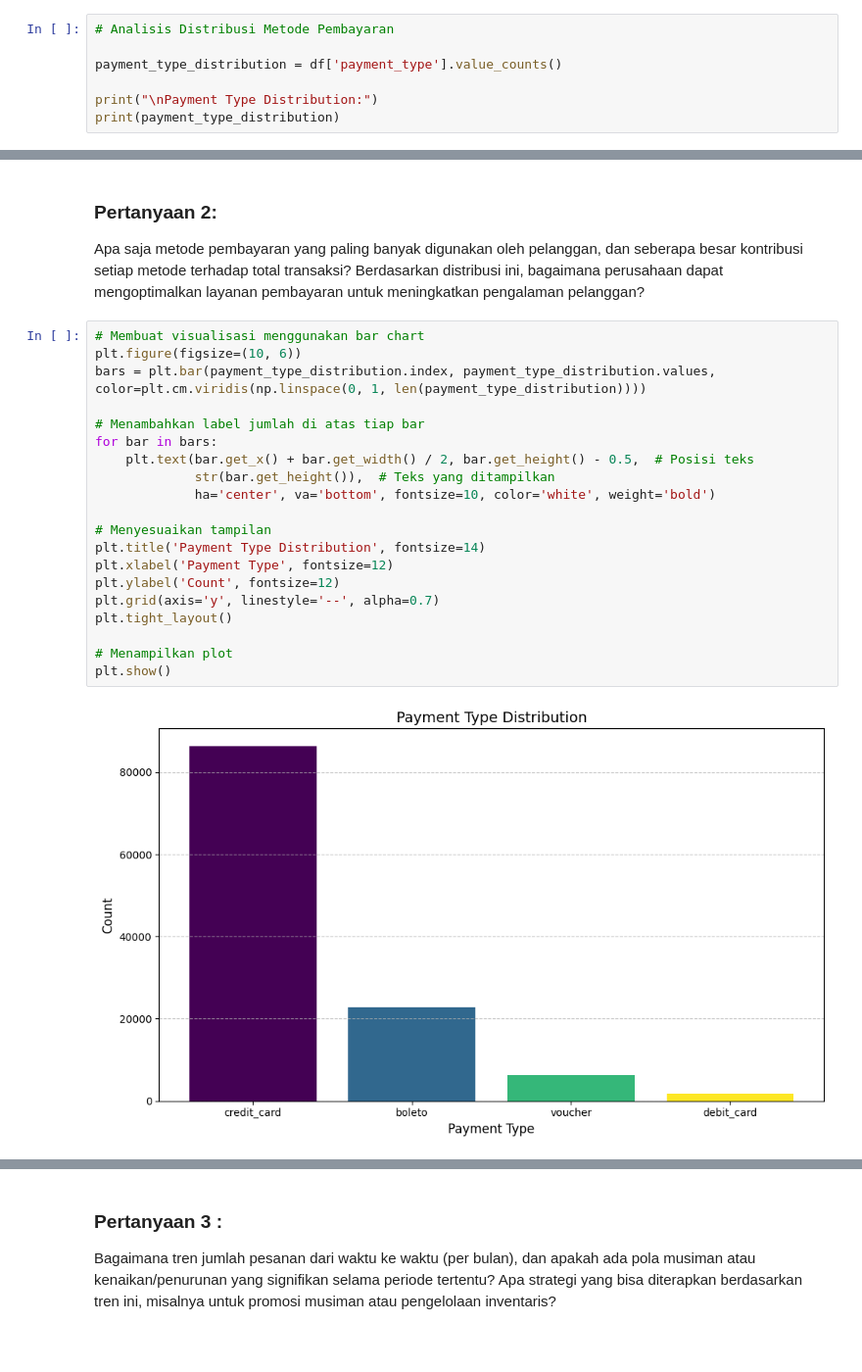
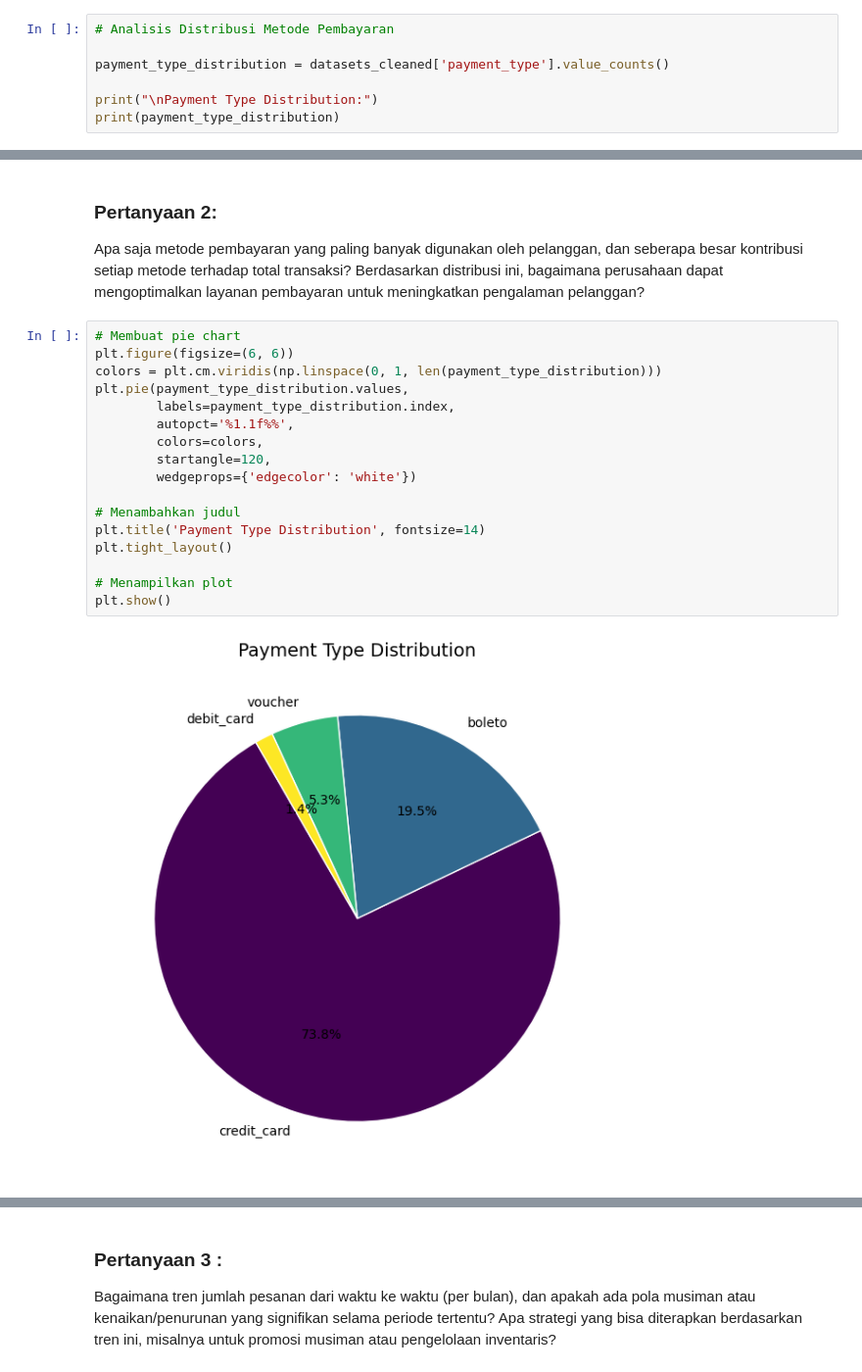
Before and after one commit to fiyandamamuri/e-commerce_public_datasets_analysis, a Jupyter notebook: notebook.ipynb, the cells around one changed output, grey strips where cells are left out. Shown at 98% size. Saved outputs shown, nothing was run; the diff lists cells and outputs as text; blank space fills up the shorter version.

```diff
--- a/notebook.ipynb
+++ b/notebook.ipynb
@@ -691,7 +680,7 @@ top_cities
 # %%
 # Analisis Distribusi Metode Pembayaran
 
-payment_type_distribution = df['payment_type'].value_counts()
+payment_type_distribution = datasets_cleaned['payment_type'].value_counts()
 
 print("\nPayment Type Distribution:")
 print(payment_type_distribution)
@@ -797,25 +787,22 @@ Passing `palette` without assigning `hue` is deprecated and will be removed in v
 # %% [markdown]
 ### Pertanyaan 2:
 Apa saja metode pembayaran yang paling banyak digunakan oleh pelanggan, dan seberapa besar kontribusi setiap metode terhadap total transaksi? Berdasarkan distribusi ini, bagaimana perusahaan dapat mengoptimalkan layanan pembayaran untuk meningkatkan pengalaman pelanggan?
-# %%
-# Membuat visualisasi menggunakan bar chart
-plt.figure(figsize=(10, 6))
-bars = plt.bar(payment_type_distribution.index, payment_type_distribution.values, color=plt.cm.viridis(np.linspace(0, 1, len(payment_type_distribution))))
-
-# Menambahkan label jumlah di atas tiap bar
-for bar in bars:
-    plt.text(bar.get_x() + bar.get_width() / 2, bar.get_height() - 0.5,  # Posisi teks
-             str(bar.get_height()),  # Teks yang ditampilkan
-             ha='center', va='bottom', fontsize=10, color='white', weight='bold')
-
-# Menyesuaikan tampilan
-plt.title('Payment Type Distribution', fontsize=14)
-plt.xlabel('Payment Type', fontsize=12)
-plt.ylabel('Count', fontsize=12)
-plt.grid(axis='y', linestyle='--', alpha=0.7)
-plt.tight_layout()
-
-# Menampilkan plot
-plt.show()
-# %% [output]
-[figure, removed]
+# %%
+# Membuat pie chart
+plt.figure(figsize=(6, 6))
+colors = plt.cm.viridis(np.linspace(0, 1, len(payment_type_distribution)))
+plt.pie(payment_type_distribution.values,
+        labels=payment_type_distribution.index,
+        autopct='%1.1f%%',
+        colors=colors,
+        startangle=120,
+        wedgeprops={'edgecolor': 'white'})
+
+# Menambahkan judul
+plt.title('Payment Type Distribution', fontsize=14)
+plt.tight_layout()
+
+# Menampilkan plot
+plt.show()
+# %% [output]
+[figure, added]
```
Also changed, not shown: parts of 22 cells of this notebook, 3 other files.
